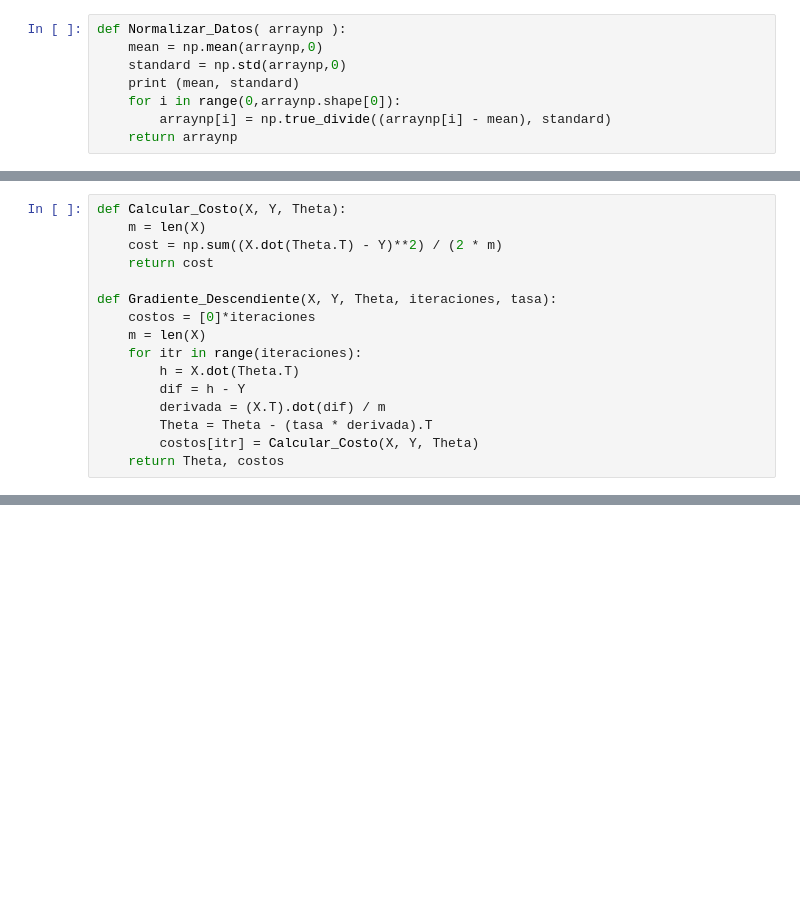
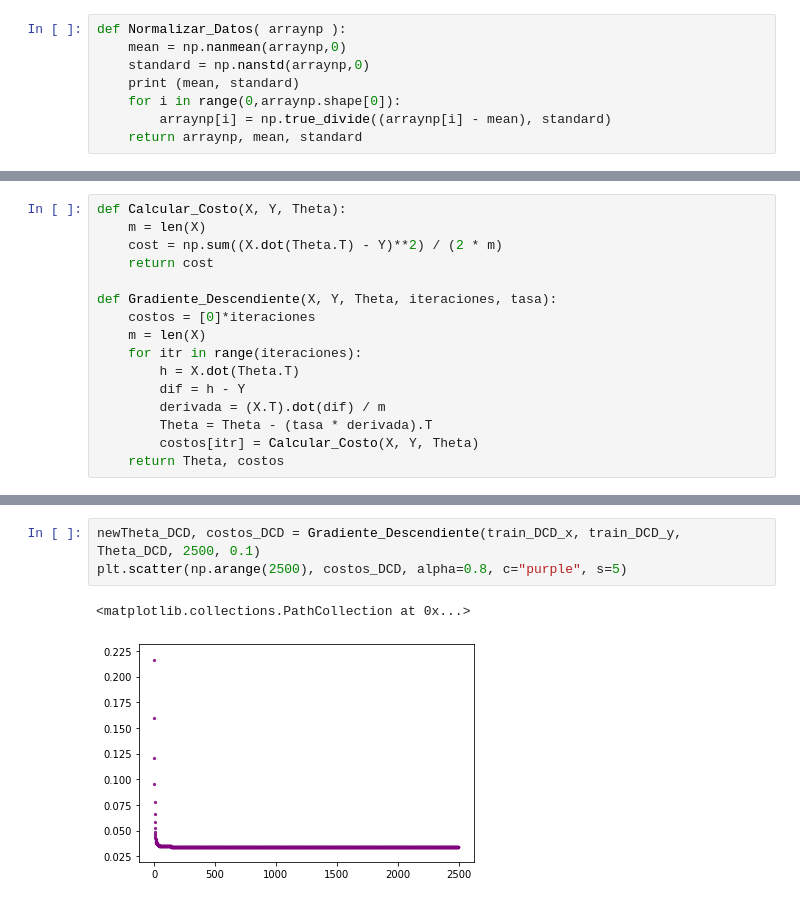
Before and after one commit to juan1t0/Topicos_IA, a Jupyter notebook: Predictor_COVID-19.ipynb, the cells around one changed output, grey strips where cells are left out. Drawn from its saved outputs; the diff is of its cells as text; blank space fills up the shorter version.

```diff
--- a/Predictor_COVID-19.ipynb
+++ b/Predictor_COVID-19.ipynb
@@ -146,8 +106,8 @@ Text(0.5, 1.0, 'Confirmed_Deaths')
 # %%
 def Normalizar_Datos( arraynp ):
-    mean = np.mean(arraynp,0)
-    standard = np.std(arraynp,0)
+    mean = np.nanmean(arraynp,0)
+    standard = np.nanstd(arraynp,0)
     print (mean, standard)
     for i in range(0,arraynp.shape[0]):
         arraynp[i] = np.true_divide((arraynp[i] - mean), standard)
-    return arraynp
+    return arraynp, mean, standard
@@ -383,0 +253,6 @@ Para obtener un modelo exclusivo de Arequipa, primero seleccionamos las filas qu
+# %%
+newTheta_DCD, costos_DCD = Gradiente_Descendiente(train_DCD_x, train_DCD_y, Theta_DCD, 2500, 0.1)
+plt.scatter(np.arange(2500), costos_DCD, alpha=0.8, c="purple", s=5)
+# %% [output]
+<matplotlib.collections.PathCollection at 0x...>
+[figure, added]
```
Also changed, not shown: parts of 121 cells of this notebook.
